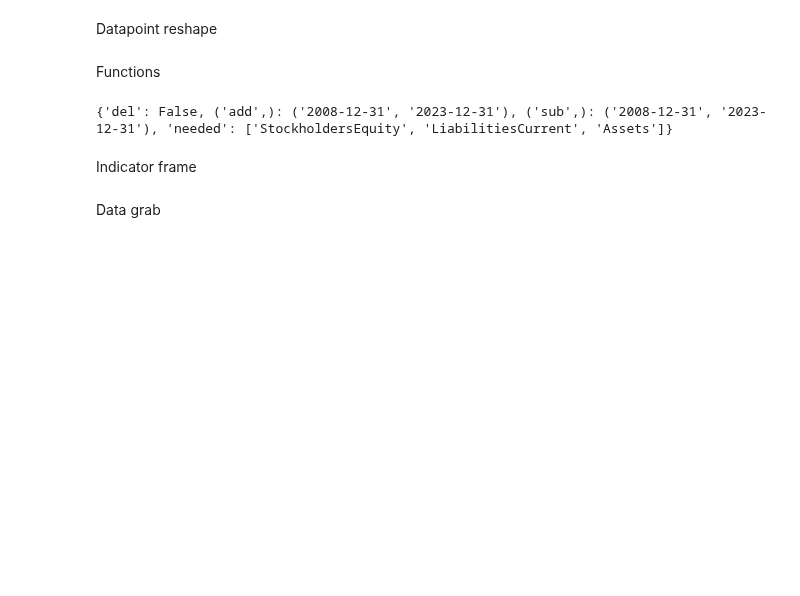
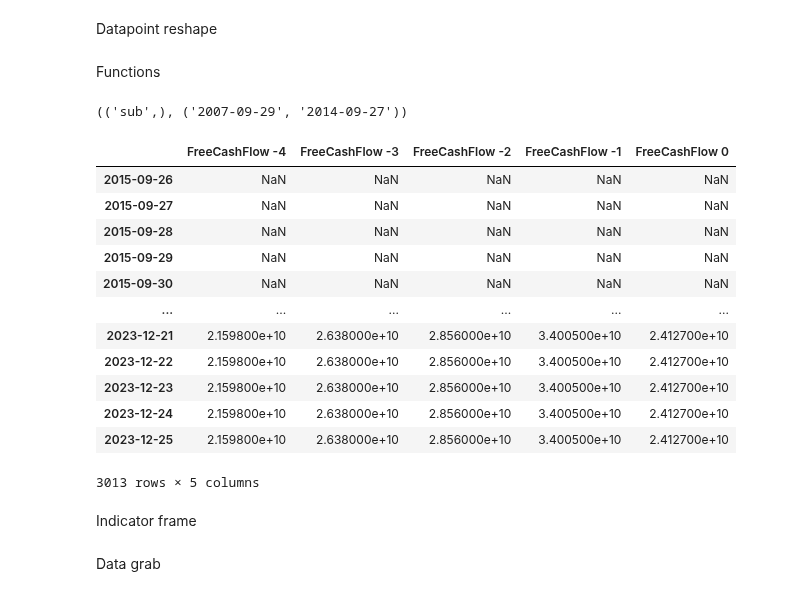
Before and after one commit to BlackdoorAI/Finance-bro, a Jupyter notebook: extract.ipynb, the cells around one changed output. Saved outputs shown, nothing was run; the diff lists cells and outputs as text; code cells hidden in the pictures; blank space fills up the shorter version.

```diff
--- a/extract.ipynb
+++ b/extract.ipynb
@@ -1209,13 +1082,25 @@ def ticker_fill(company_frames_availability):
 # %%
-comp = comp_load("AMZN")
-# example_save(comp.data, "Faker")
-path_date= recursive_date_gather(comp, "Liabilities")
-print(path_date)
-# print(path_date[0])
-# data, unit = path_selector(comp,"FreeCashFlow", path_date[0])
-# data.head(-5)
+comp = comp_load("AAPL")
+path_date= recursive_date_gather(comp, "FreeCashFlow")
+path = comp.paths["dynamic"]["FreeCashFlow"]
+print(path)
+data, unit = path_selector(comp,"FreeCashFlow", path[0])
+data.head(-5)
 # %% [output]
-{'del': False, ('add',): ('2008-12-31', '2023-12-31'), ('sub',): ('2008-12-31', '2023-12-31'), 'needed': ['StockholdersEquity', 'LiabilitiesCurrent', 'Assets']}
+(('sub',), ('2007-09-29', '2014-09-27'))
+|  | FreeCashFlow -4 | FreeCashFlow -3 | FreeCashFlow -2 | FreeCashFlow -1 | FreeCashFlow 0 |
+| 2015-09-26 | NaN | NaN | NaN | NaN | NaN |
+| 2015-09-27 | NaN | NaN | NaN | NaN | NaN |
+| 2015-09-28 | NaN | NaN | NaN | NaN | NaN |
+| 2015-09-29 | NaN | NaN | NaN | NaN | NaN |
+| 2015-09-30 | NaN | NaN | NaN | NaN | NaN |
+| ... | ... | ... | ... | ... | ... |
+| 2023-12-21 | 2.159800e+10 | 2.638000e+10 | 2.856000e+10 | 3.400500e+10 | 2.412700e+10 |
+| 2023-12-22 | 2.159800e+10 | 2.638000e+10 | 2.856000e+10 | 3.400500e+10 | 2.412700e+10 |
+| 2023-12-23 | 2.159800e+10 | 2.638000e+10 | 2.856000e+10 | 3.400500e+10 | 2.412700e+10 |
+| 2023-12-24 | 2.159800e+10 | 2.638000e+10 | 2.856000e+10 | 3.400500e+10 | 2.412700e+10 |
+| 2023-12-25 | 2.159800e+10 | 2.638000e+10 | 2.856000e+10 | 3.400500e+10 | 2.412700e+10 |
+3013 rows × 5 columns
 # %% [markdown]
 Indicator frame
 # %%
```
Also changed, not shown: parts of 1 cell of this notebook.
